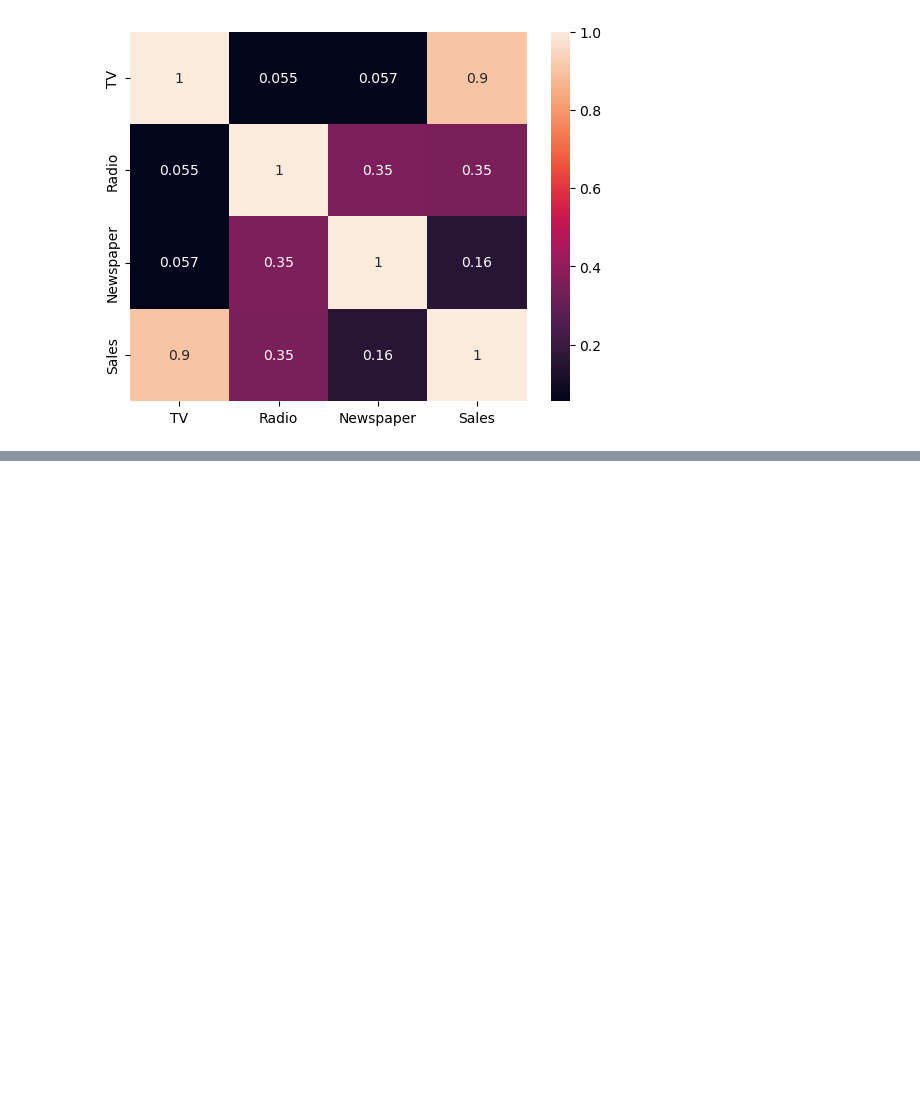
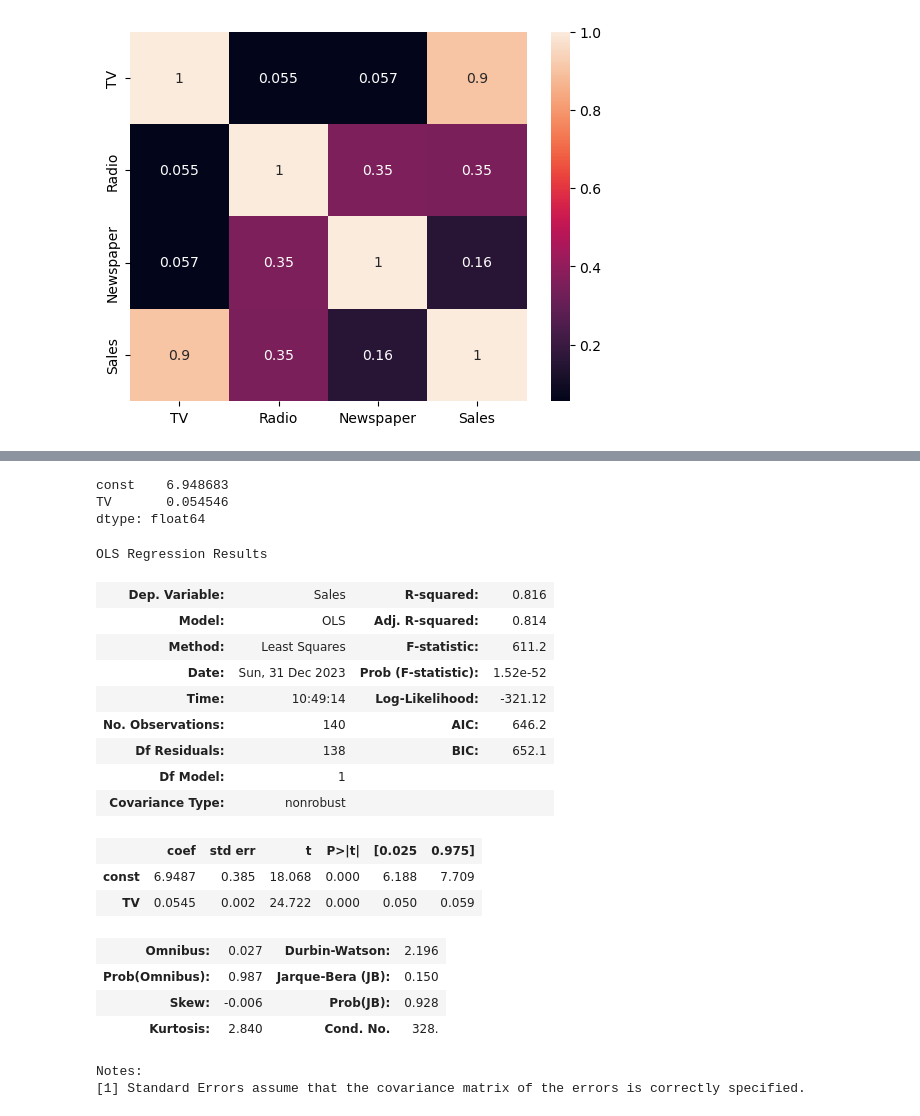
Before and after one commit to sachinmahale/simple-linear-regression, a Jupyter notebook: Simple-Linear-Regression-python.ipynb, the cells around one changed output, grey strips where cells are left out. Saved outputs shown, nothing was run; the diff lists cells and outputs as text; code cells hidden in the pictures; blank space fills up the shorter version.

```diff
--- a/Simple-Linear-Regression-python.ipynb
+++ b/Simple-Linear-Regression-python.ipynb
@@ -79,0 +133,4 @@ sns.heatmap(advertising.corr(), annot=True)
+# %%
+#training the model
+X_train_sm = sm.add_constant(X_train)
+X_train_sm.head()
@@ -79,0 +144,31 @@ sns.heatmap(advertising.corr(), annot=True)
+# %%
+#Fitting the model
+lr = sm.OLS(y_train, X_train_sm)
+lr_model = lr.fit()
+lr_model.params
+# %% [output]
+const    6.948683
+TV       0.054546
+dtype: float64
+# %%
+lr_model.summary()
+# %% [output]
+OLS Regression Results
+| Dep. Variable: | Sales | R-squared: | 0.816 |
+| Model: | OLS | Adj. R-squared: | 0.814 |
+| Method: | Least Squares | F-statistic: | 611.2 |
+| Date: | Sun, 31 Dec 2023 | Prob (F-statistic): | 1.52e-52 |
+| Time: | 10:49:14 | Log-Likelihood: | -321.12 |
+| No. Observations: | 140 | AIC: | 646.2 |
+| Df Residuals: | 138 | BIC: | 652.1 |
+| Df Model: | 1 |  |  |
+| Covariance Type: | nonrobust |  |  |
+|  | coef | std err | t | P>|t| | [0.025 | 0.975] |
+| const | 6.9487 | 0.385 | 18.068 | 0.000 | 6.188 | 7.709 |
+| TV | 0.0545 | 0.002 | 24.722 | 0.000 | 0.050 | 0.059 |
+| Omnibus: | 0.027 | Durbin-Watson: | 2.196 |
+| Prob(Omnibus): | 0.987 | Jarque-Bera (JB): | 0.150 |
+| Skew: | -0.006 | Prob(JB): | 0.928 |
+| Kurtosis: | 2.840 | Cond. No. | 328. |
+Notes:
+[1] Standard Errors assume that the covariance matrix of the errors is correctly specified.
```
Also changed, not shown: parts of 12 cells of this notebook.
